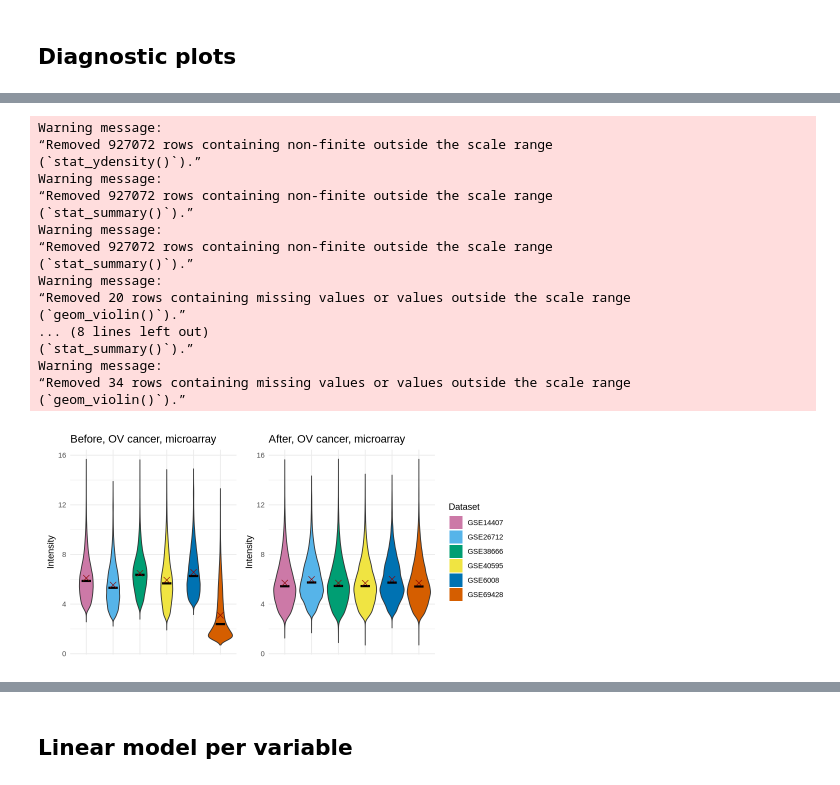
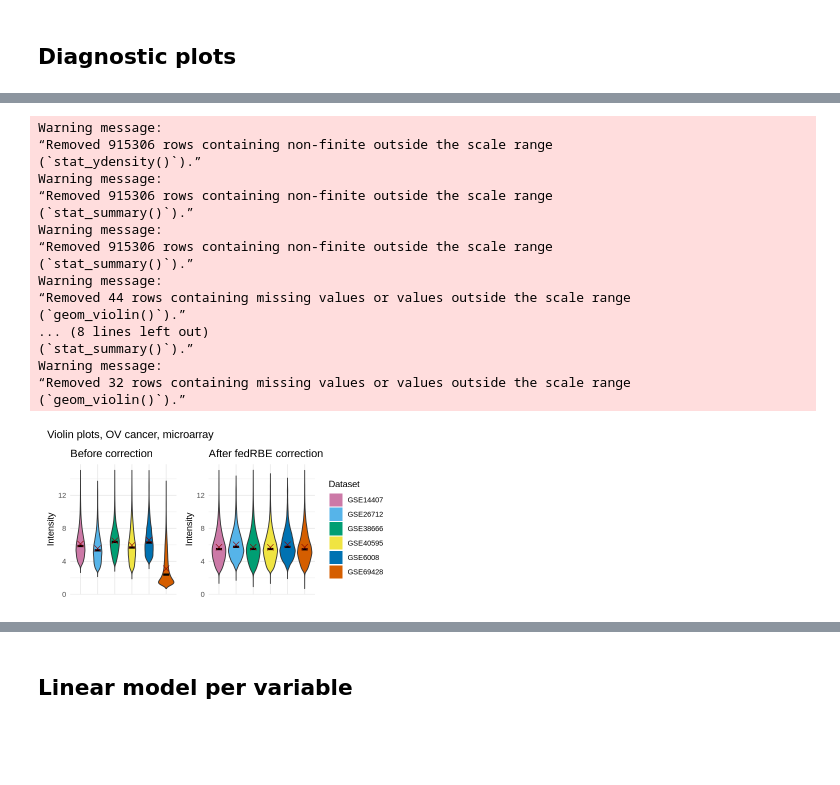
Before and after one commit to Freddsle/fedRBE, a Jupyter notebook: evaluation/evaluation_microarray.ipynb, the cells around one changed output, grey strips where cells are left out. Drawn from its saved outputs; the diff is of its cells as text; code cells hidden in the pictures; blank space fills up the shorter version.

```diff
--- a/evaluation/evaluation_microarray.ipynb
+++ b/evaluation/evaluation_microarray.ipynb
@@ -30,21 +32,26 @@ cbPalette <- c("#CC79A7", "#56B4E9", "#009E73", "#F0E442", "#0072B2", "#D55E00")
 # %%
 data_path <- "../evaluation_data/microarray/"
 
+central_uncorrected <- read.csv(paste0(data_path, "before/all_expression_UNION.tsv"), sep = "\t", header = TRUE, row.names = 1, check.names = F)
+metadata <- read.csv(paste0(data_path, "before/all_metadata.tsv"), sep = "\t", header = TRUE, row.names = 1)
 
 central_corrected <- read.csv(paste0(data_path, "after/central_corrected_UNION.tsv"), sep = "\t", header = TRUE, row.names = 1, check.names = F)
-central_uncorrected <- read.csv(paste0(data_path, "before/all_expression_UNION.tsv"), sep = "\t", header = TRUE, row.names = 1, check.names = F)
-metadata <- read.csv(paste0(data_path, "before/all_metadata.tsv"), sep = "\t", header = TRUE, row.names = 1)
+fed_corrected <- read.csv(paste0(data_path, "after/FedSim_corrected_data.tsv"), sep = "\t", header = TRUE, row.names = 1, check.names = F)
 
 # remove X from row names
 rownames(metadata) <- gsub("X", "", rownames(metadata))
 metadata$file <- rownames(metadata)
 # order the columns in intensity dataframes
-central_corrected <- central_corrected[, rownames(metadata)]
+
 central_uncorrected <- central_uncorrected[, rownames(metadata)]
+
+central_corrected <- central_corrected[rownames(central_uncorrected), rownames(metadata)]
+fed_corrected <- fed_corrected[rownames(central_uncorrected), rownames(metadata)]
 
 cat("Loaded data")
 cat("Central corrected:", nrow(central_corrected), "rows\n")
 cat("Central uncorrected:", nrow(central_uncorrected), "rows\n")
+cat("Fed corrected:", nrow(fed_corrected), "rows\n")
 cat("Sample metadata:", nrow(metadata), "rows\n\n")
 # %% [output]
 Loaded dataCentral corrected: 51276 rows
@@ -75,42 +107,48 @@ Warning message:
 # %%
 # sample 7000 rows for boxplots
+sample_uncor <- central_uncorrected[sample(1:nrow(central_uncorrected), 7000),]
 sample_cor <- central_corrected[sample(1:nrow(central_corrected), 7000),]
-sample_uncor <- central_uncorrected[sample(1:nrow(central_uncorrected), 7000),]
+sample_fed <- fed_corrected[sample(1:nrow(fed_corrected), 7000),]
 
 # # Determine the shared Y-axis limits
-y_min <- min(sample_cor, sample_uncor, na.rm = TRUE)
-y_max <- max(sample_cor, sample_uncor, na.rm = TRUE)
+y_min <- min(sample_cor, min(sample_uncor, na.rm = TRUE), na.rm = TRUE)
+y_max <- max(sample_cor, max(sample_uncor, na.rm = TRUE), na.rm = TRUE)
 y_limits <- c(y_min, y_max)
 
 boxplots_uncorrected <- boxplot_plot_groupped(sample_uncor, metadata,
-    title = paste("Before, OV cancer, microarray"),
+    title = paste("Before correction"),
     quantitativeColumnName = "file",
     color_col = "Dataset", remove_xnames = T, show_legend=F, y_limits = y_limits, cbPalette = cbPalette)
-boxplots_corrected <- boxplot_plot_groupped(sample_cor, metadata,
-    title = paste("After, OV cancer, microarray"),
+# boxplots_corrected <- boxplot_plot_groupped(sample_cor, metadata,
+#     title = paste("After central correction"),
+#     quantitativeColumnName = "file",
+#     color_col = "Dataset", remove_xnames = T, show_legend=F, y_limits = y_limits, cbPalette = cbPalette)
+boxplots_fed <- boxplot_plot_groupped(sample_fed, metadata,
+    title = paste("After fedRBE correction"),
     quantitativeColumnName = "file",
     color_col = "Dataset", remove_xnames = T, y_limits = y_limits, cbPalette = cbPalette)
 
 
-options(repr.plot.width=8, repr.plot.height=4)
-layout <- boxplots_uncorrected | boxplots_corrected
+options(repr.plot.width=6, repr.plot.height=3)
+layout <- boxplots_uncorrected | boxplots_fed
+layout <- layout + plot_annotation("Violin plots, OV cancer, microarray")
 layout
 # %% [output]
 Warning message:
-“Removed 927072 rows containing non-finite outside the scale range
+“Removed 915306 rows containing non-finite outside the scale range
 (`stat_ydensity()`).”
 Warning message:
-“Removed 927072 rows containing non-finite outside the scale range
+“Removed 915306 rows containing non-finite outside the scale range
 (`stat_summary()`).”
 Warning message:
-“Removed 927072 rows containing non-finite outside the scale range
+“Removed 915306 rows containing non-finite outside the scale range
 (`stat_summary()`).”
 Warning message:
-“Removed 20 rows containing missing values or values outside the scale range
+“Removed 44 rows containing missing values or values outside the scale range
 (`geom_violin()`).”
 ... (8 lines left out)
 (`stat_summary()`).”
 Warning message:
-“Removed 34 rows containing missing values or values outside the scale range
+“Removed 32 rows containing missing values or values outside the scale range
 (`geom_violin()`).”
-[figure, old version]
+[figure, new version]
```
Also changed, not shown: parts of 17 cells of this notebook, 50 other files.
